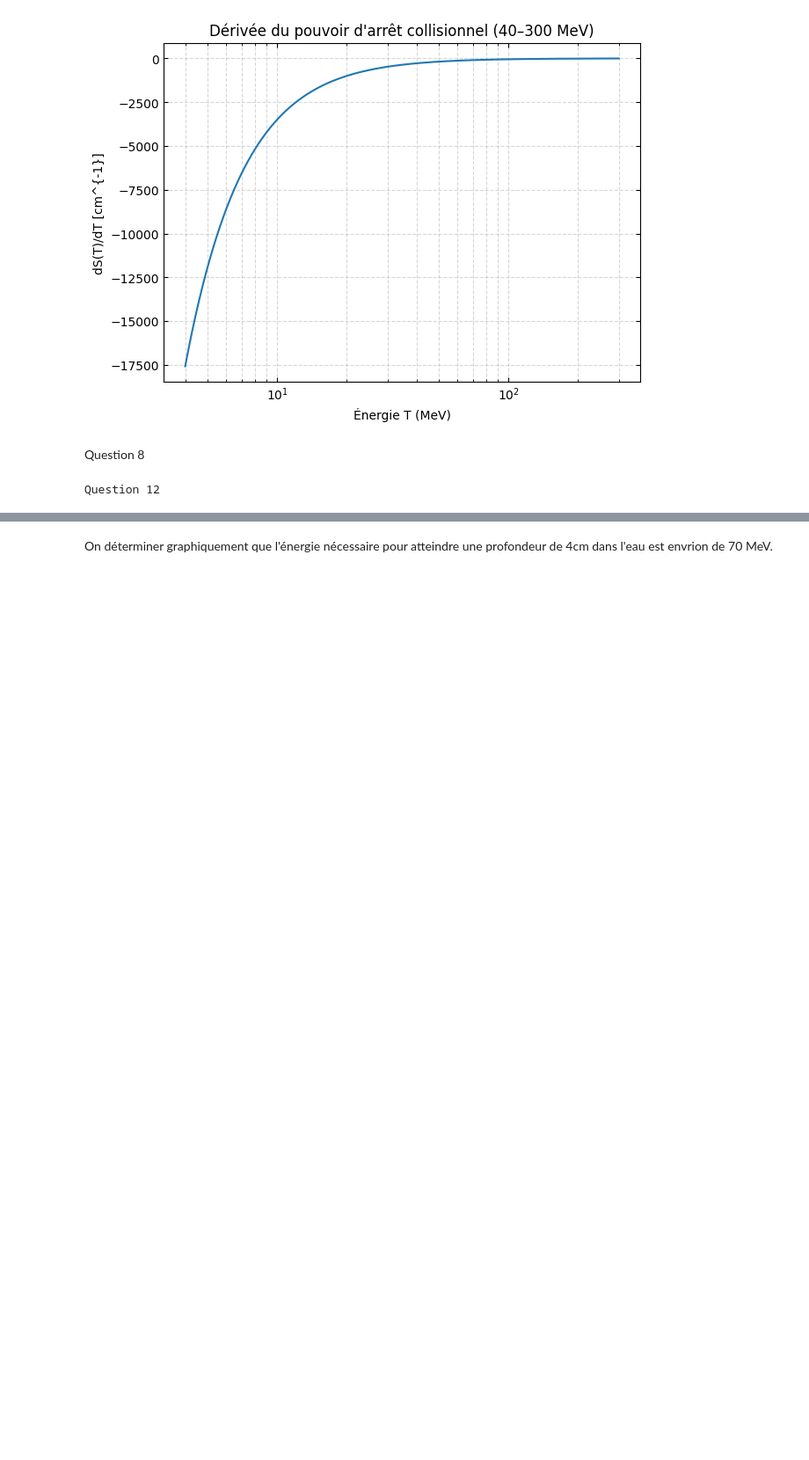
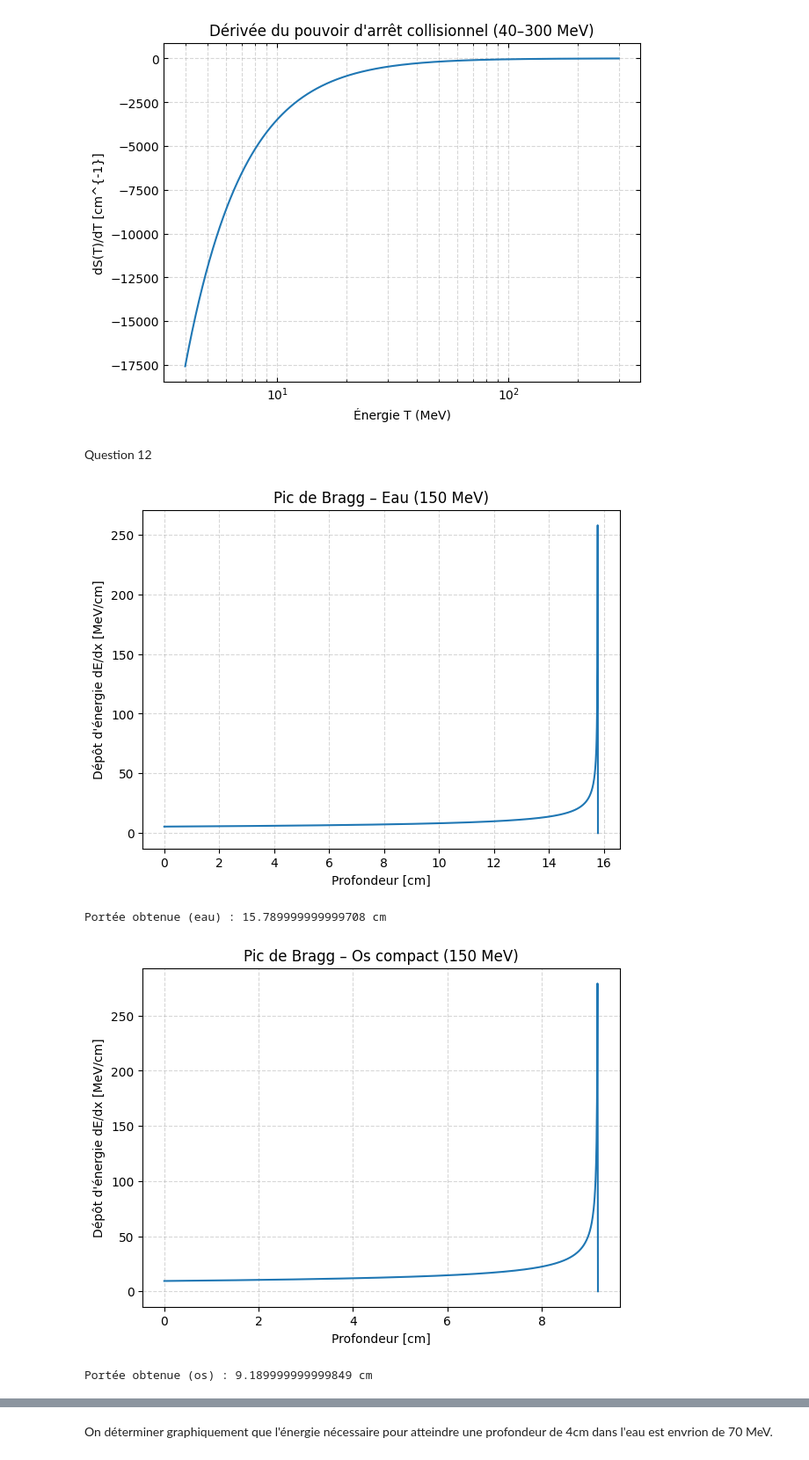
Before and after one commit to Jeremie-Beaupre/TP1_Phyznum, a Jupyter notebook: TP1.ipynb, the cells around one changed output, grey strips where cells are left out. Shown at 88% size. Drawn from its saved outputs; the diff is of its cells as text; code cells hidden in the pictures; blank space fills up the shorter version.

Commit message:
Question 12-16

```diff
--- a/TP1.ipynb
+++ b/TP1.ipynb
@@ -442,14 +442,64 @@ plt.tick_params(axis='both', which='both', direction='in', top=True, right=True)
 plt.show()
 # %% [output]
 [figure]
-# %% [markdown]
-Question 8
-# %%
-print("Question 12")
-
-T0 = 150
-dT = 0.1
-
-T = np.arange(T0, 0, -dT)
-# %% [output]
-Question 12
+# %% [markdown]
+Question 12
+# %%
+
+
+def transport_proton(T0, dx, ne, I):
+    T = T0
+    x = 0.0
+
+    x_list = []
+    dEdx_list = []
+
+    while T > 0:
+        S = stopping_power(T, ne, I)
+        x_list.append(x)
+        dEdx_list.append(S)
+        T = T - S * dx
+        x += dx
+
+        if T < 0:
+            T = 0
+
+    x_list.append(x)
+    dEdx_list.append(0)
+
+    return np.array(x_list), np.array(dEdx_list)
+
+#eau
+
+dx = 0.01
+
+x_water, dEdx_water = transport_proton(150, dx, ne_water, I_water)
+
+plt.figure(figsize=(7,5))
+plt.plot(x_water, dEdx_water)
+plt.xlabel("Profondeur [cm]")
+plt.ylabel("Dépôt d'énergie dE/dx [MeV/cm]")
+plt.title("Pic de Bragg – Eau (150 MeV)")
+plt.grid(True, ls="--", alpha=0.5)
+plt.show()
+
+print("Portée obtenue (eau) :", x_water[-1], "cm")
+
+#os compact
+
+x_bone, dEdx_bone = transport_proton(150, dx, ne_bone, I_bone)
+
+plt.figure(figsize=(7,5))
+plt.plot(x_bone, dEdx_bone)
+plt.xlabel("Profondeur [cm]")
+plt.ylabel("Dépôt d'énergie dE/dx [MeV/cm]")
+plt.title("Pic de Bragg – Os compact (150 MeV)")
+plt.grid(True, ls="--", alpha=0.5)
+plt.show()
+
+print("Portée obtenue (os) :", x_bone[-1], "cm")
+# %% [output]
+[figure, added]
+Portée obtenue (eau) : 15.789999999999708 cm
+[figure, added]
+Portée obtenue (os) : 9.189999999999849 cm
```
Also changed, not shown: parts of 6 cells of this notebook.
